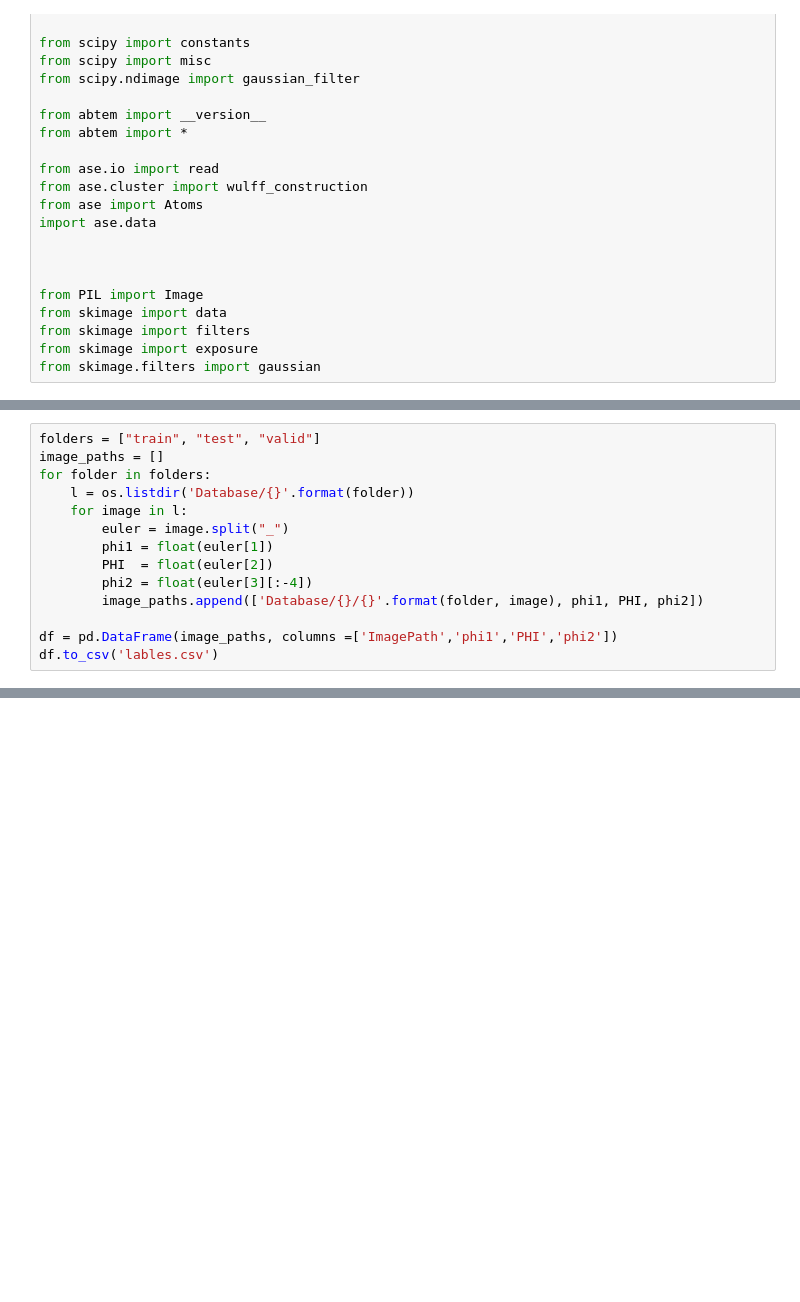
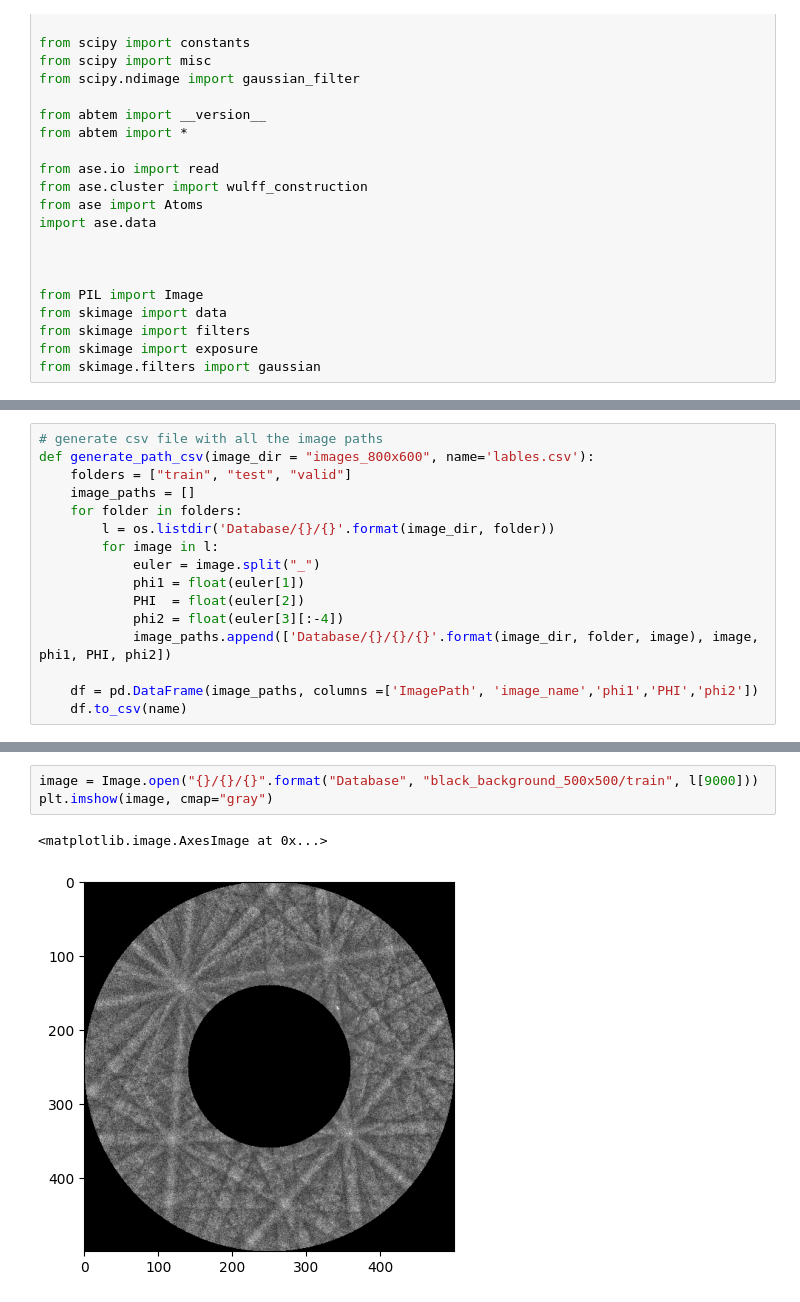
Before and after one commit to AquarellFantasia/MasterThesis, a Jupyter notebook: 13-formatAndMoveImage.ipynb, the cells around one changed output, grey strips where cells are left out. Drawn from its saved outputs; the diff is of its cells as text; blank space fills up the shorter version.

```diff
--- a/13-formatAndMoveImage.ipynb
+++ b/13-formatAndMoveImage.ipynb
@@ -94,14 +117,16 @@ df = pd.DataFrame(image_paths, columns =['ImagePath','phi1','PHI','phi2'])
 # %%
-folders = ["train", "test", "valid"]
-image_paths = []
-for folder in folders:
-    l = os.listdir('Database/{}'.format(folder))
-    for image in l:
-        euler = image.split("_")
-        phi1 = float(euler[1])
-        PHI  = float(euler[2])
-        phi2 = float(euler[3][:-4])
-        image_paths.append(['Database/{}/{}'.format(folder, image), phi1, PHI, phi2])
+# generate csv file with all the image paths
+def generate_path_csv(image_dir = "images_800x600", name='lables.csv'):
+    folders = ["train", "test", "valid"]
+    image_paths = []
+    for folder in folders:
+        l = os.listdir('Database/{}/{}'.format(image_dir, folder))
+        for image in l:
+            euler = image.split("_")
+            phi1 = float(euler[1])
+            PHI  = float(euler[2])
+            phi2 = float(euler[3][:-4])
+            image_paths.append(['Database/{}/{}/{}'.format(image_dir, folder, image), image, phi1, PHI, phi2])
 
-df = pd.DataFrame(image_paths, columns =['ImagePath','phi1','PHI','phi2'])
-df.to_csv('lables.csv')
+    df = pd.DataFrame(image_paths, columns =['ImagePath', 'image_name','phi1','PHI','phi2'])
+    df.to_csv(name)
@@ -107,0 +197,6 @@ df.to_csv('lables.csv')
+# %%
+image = Image.open("{}/{}/{}".format("Database", "black_background_500x500/train", l[9000]))
+plt.imshow(image, cmap="gray")
+# %% [output]
+<matplotlib.image.AxesImage at 0x...>
+[figure, added]
```
Also changed, not shown: parts of 6 cells of this notebook, 6 other files.
